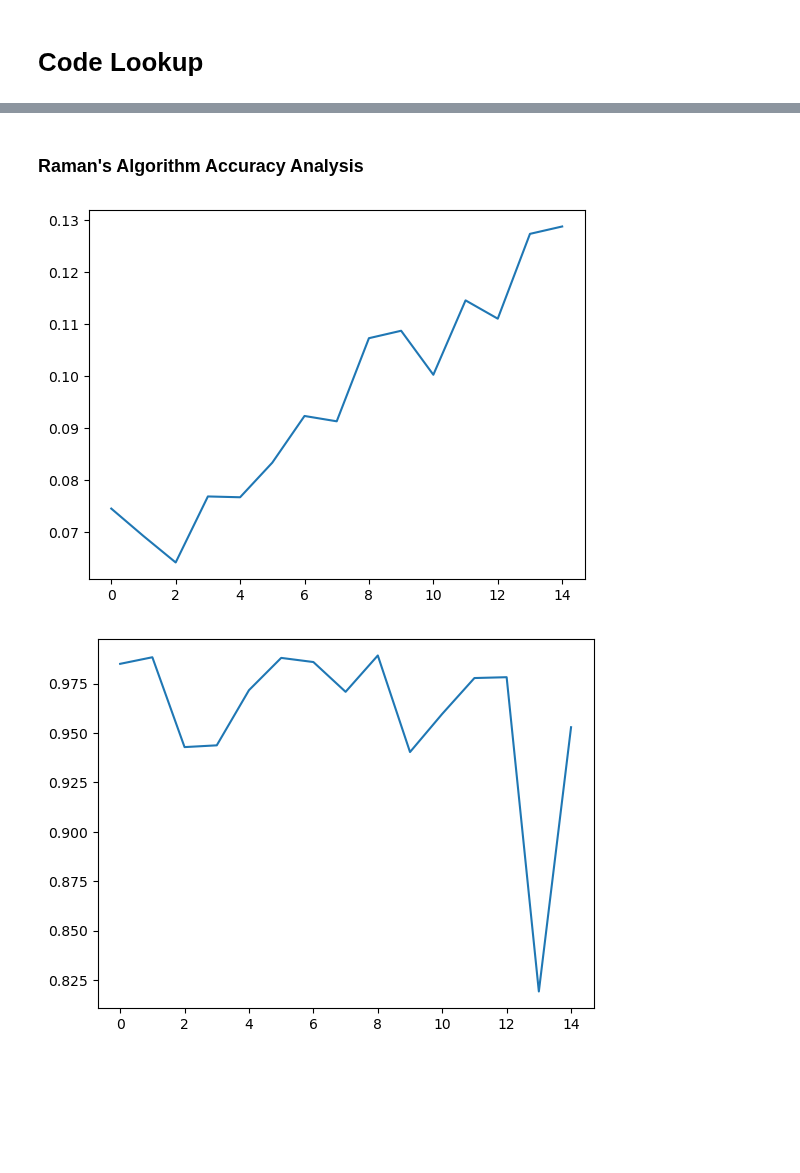
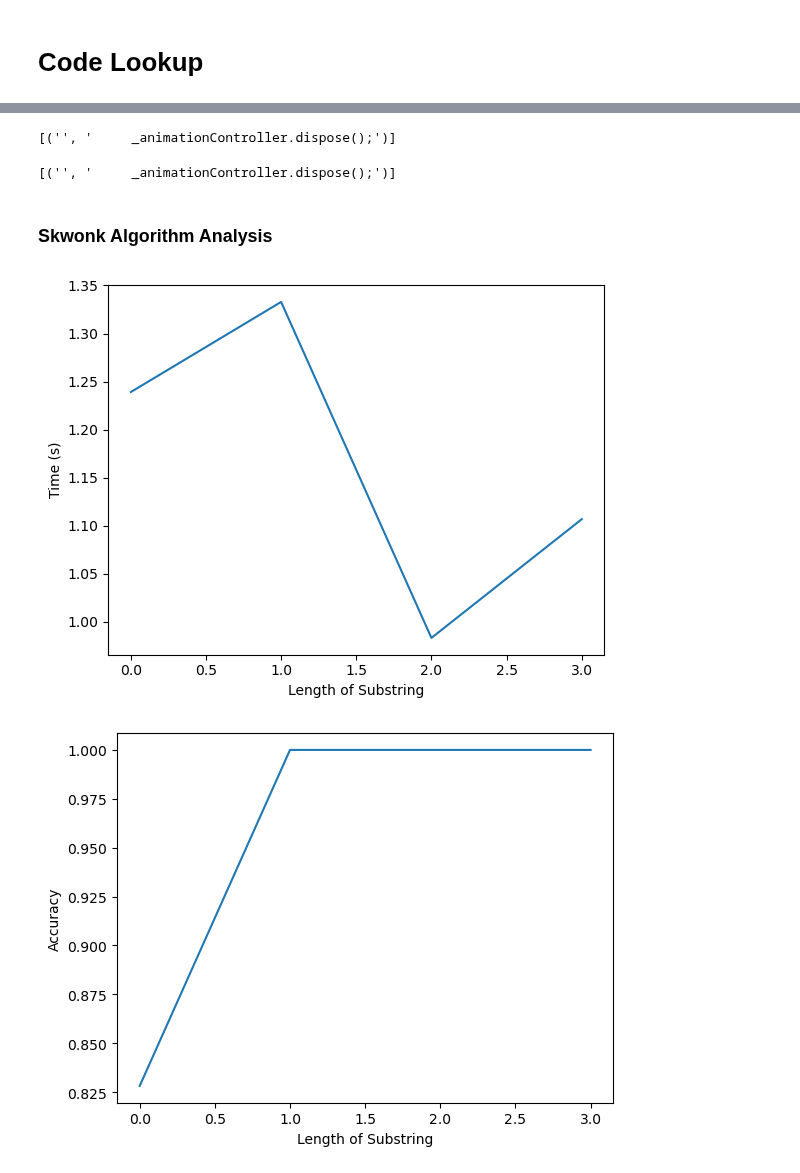
Before and after one commit to fraimwork/fraimwork, a Jupyter notebook: backend/app/Demo_Algorithms.ipynb, the cells around one changed output, grey strips where cells are left out. Cells and saved outputs as stored; diff of their text form; code cells hidden in the pictures; blank space fills up the shorter version.

Commit message:
initial skwonk algo

```diff
--- a/backend/app/Demo_Algorithms.ipynb
+++ b/backend/app/Demo_Algorithms.ipynb
@@ -1181,0 +1299,25 @@ Closest substring in database to query:  Container(
+# %%
+import difflib
+
+def get_diffs(a, b):
+    diffs = [diff for diff in difflib.ndiff(a.splitlines(), b.splitlines())]
+    diffs_groups = []
+    current_group = []
+    for diff in diffs:
+        if diff.startswith(' '):
+            if current_group:
+                diffs_groups.append(current_group)
+                current_group = []
+        elif diff.startswith('-') or diff.startswith('+'):
+            current_group.append(diff)
+    diffs = []
+    for group in diffs_groups:
+        # Turn group into an array of tuples (find, replace)
+        find = '\n'.join([line[1:] for line in group if line.startswith('-')])
+        replace = '\n'.join([line[1:] for line in group if line.startswith('+')])
+        diffs.append((find, replace))
+    return diffs
+
+get_diffs(query, replacement)
+# %% [output]
+[('', '     _animationController.dispose();')]
@@ -1182,37 +1344,48 @@ Closest substring in database to query:  Container(
+# %%
+import difflib
+new_database = skwonk(database, query, replacement)
+# print('\n'.join(diff for diff in difflib.ndiff(database.splitlines(), new_database.splitlines())))
+# %% [output]
+[('', '     _animationController.dispose();')]
 # %% [markdown]
-### Raman's Algorithm Accuracy Analysis
+### Skwonk Algorithm Analysis
 # %%
 import time, random, tqdm, numpy as np
+import difflib
 
-def analyze_ayushs_algorithm(start_length=0, stop_length=2000, step_length=1, batch_length=35, corpus=database):
+def analyze_skwonk(start_length=0, stop_length=2000, step_length=1, batch_length=35, corpus=database):
     times = []
     accuracies = []
     for length in tqdm.tqdm(range(start_length, stop_length, step_length)):
         sub_times = []
         sub_accuracies = []
         for _ in range(batch_length):
-            start = random.randint(1, len(corpus) - length)
-            substring_og = corpus[start:start+length]
+            start = random.randint(1, len(corpus.splitlines(keepends=True)) - length)
+            substring_og = ''.join(corpus.splitlines(keepends=True)[start:start+length])
             obfuscated_substring = substring_og
             # obfuscate 1% of the characters
-            obfuscation_rate = 0.01
-            obfuscated_substring = ''.join([c if random.random() > obfuscation_rate else random.choice('abcdefghijklmnopqrstuvwxyz0123456789{};') for c in obfuscated_substring])
+            obfuscation_rate = 0.0001
+            obfuscated_substring = ''.join([c if random.random() > obfuscation_rate else ' ' for c in obfuscated_substring])
             start_time = time.time()
-            best_match, best_score = find_most_similar_substring(corpus, obfuscated_substring)
+            best_match, best_score = find_most_similar_substring(obfuscated_substring, corpus)
             if not best_match: continue
             sub_times.append(time.time() - start_time)
-            sub_accuracies.append(score(substring_og, best_match))
+            sub_accuracies.append(difflib.SequenceMatcher(None, substring_og, best_match).ratio())
         if len(sub_times) != 0 and len(sub_accuracies) != 0:
             times.append(np.mean(sub_times))
             accuracies.append(np.mean(sub_accuracies))
     return times, accuracies
 # %%
 from matplotlib import pyplot as plt
-times, accuracies = analyze_ayushs_algorithm(start_length=500, stop_length=2000, step_length=100, batch_length=2)
+times, accuracies = analyze_skwonk(start_length=50, stop_length=70, step_length=5, batch_length=1)
 plt.plot(times)
+plt.xlabel("Length of Substring")
+plt.ylabel("Time (s)")
 plt.show()
 plt.plot(accuracies)
+plt.xlabel("Length of Substring")
+plt.ylabel("Accuracy")
 plt.show()
 # %% [output]
-[figure, old version]
+[figure, new version]
-[figure, old version]
+[figure, new version]
```
Also changed, not shown: parts of 12 cells of this notebook, 2 other files.
